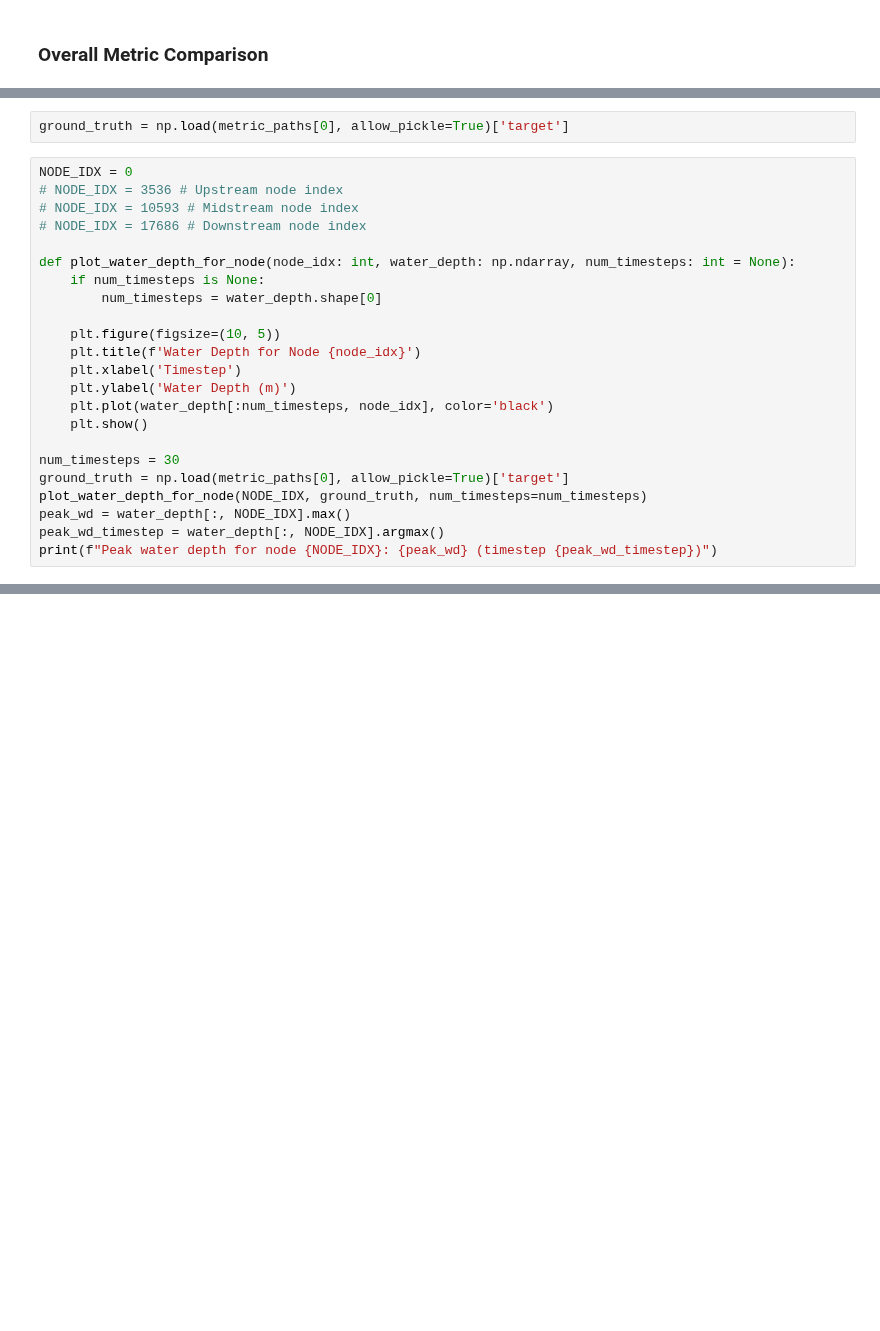
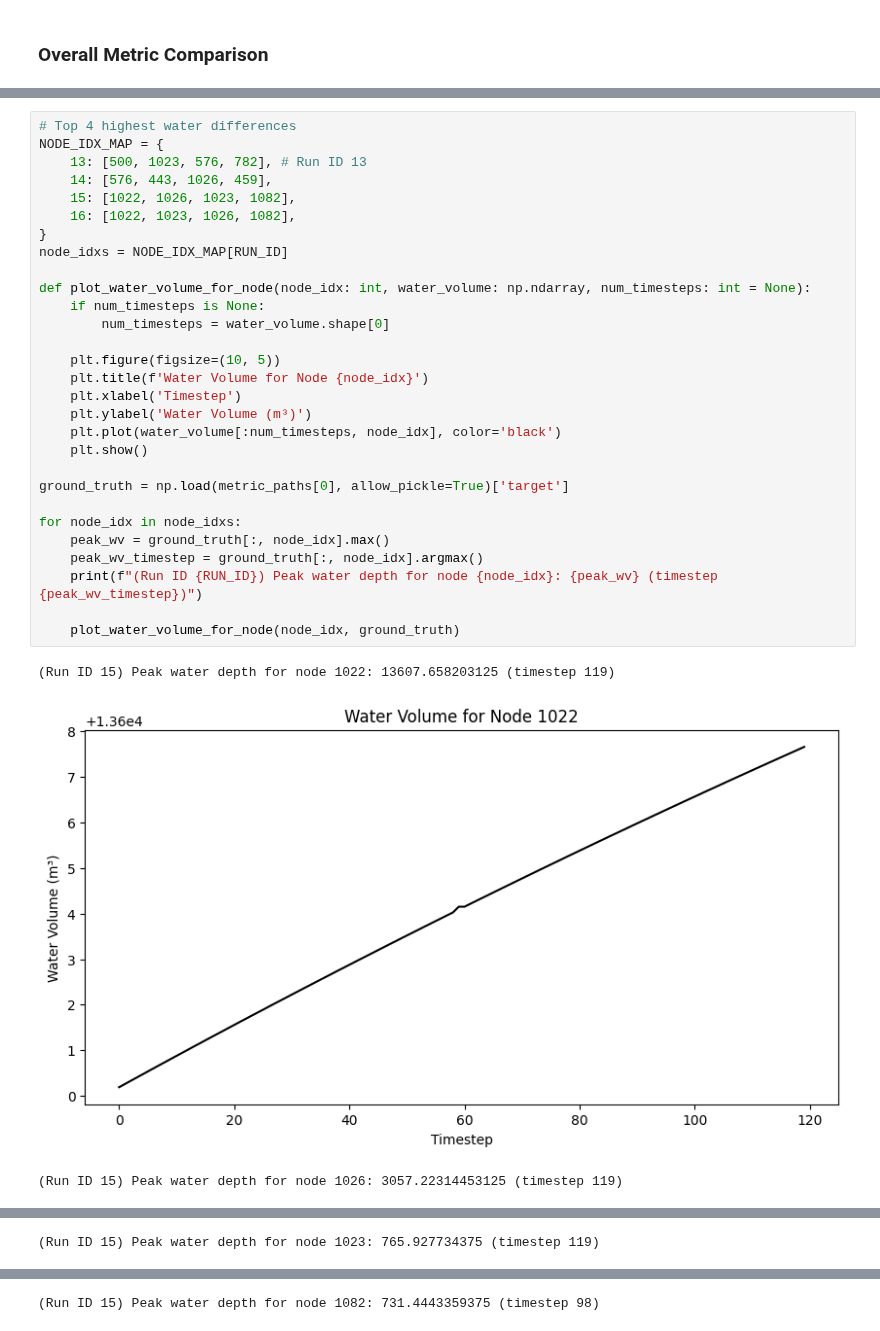
Before and after one commit to acostacos/dual_flood_gnn, a Jupyter notebook: view_results.ipynb, the cells around one changed output, grey strips where cells are left out. Saved outputs shown, nothing was run; the diff lists cells and outputs as text; blank space fills up the shorter version.

```diff
--- a/view_results.ipynb
+++ b/view_results.ipynb
@@ -97,25 +99,33 @@ for metric in metrics:
-# %%
-ground_truth = np.load(metric_paths[0], allow_pickle=True)['target']
 # %%
-NODE_IDX = 0
-# NODE_IDX = 3536 # Upstream node index
-# NODE_IDX = 10593 # Midstream node index
-# NODE_IDX = 17686 # Downstream node index
+# Top 4 highest water differences
+NODE_IDX_MAP = {
+    13: [500, 1023, 576, 782], # Run ID 13
+    14: [576, 443, 1026, 459],
+    15: [1022, 1026, 1023, 1082],
+    16: [1022, 1023, 1026, 1082],
+}
+node_idxs = NODE_IDX_MAP[RUN_ID]
 
-def plot_water_depth_for_node(node_idx: int, water_depth: np.ndarray, num_timesteps: int = None):
+def plot_water_volume_for_node(node_idx: int, water_volume: np.ndarray, num_timesteps: int = None):
     if num_timesteps is None:
-        num_timesteps = water_depth.shape[0]
+        num_timesteps = water_volume.shape[0]
 
     plt.figure(figsize=(10, 5))
-    plt.title(f'Water Depth for Node {node_idx}')
+    plt.title(f'Water Volume for Node {node_idx}')
     plt.xlabel('Timestep')
-    plt.ylabel('Water Depth (m)')
-    plt.plot(water_depth[:num_timesteps, node_idx], color='black')
+    plt.ylabel('Water Volume (m³)')
+    plt.plot(water_volume[:num_timesteps, node_idx], color='black')
     plt.show()
 
-num_timesteps = 30
 ground_truth = np.load(metric_paths[0], allow_pickle=True)['target']
-plot_water_depth_for_node(NODE_IDX, ground_truth, num_timesteps=num_timesteps)
-peak_wd = water_depth[:, NODE_IDX].max()
-peak_wd_timestep = water_depth[:, NODE_IDX].argmax()
-print(f"Peak water depth for node {NODE_IDX}: {peak_wd} (timestep {peak_wd_timestep})")
+
+for node_idx in node_idxs:
+    peak_wv = ground_truth[:, node_idx].max()
+    peak_wv_timestep = ground_truth[:, node_idx].argmax()
+    print(f"(Run ID {RUN_ID}) Peak water depth for node {node_idx}: {peak_wv} (timestep {peak_wv_timestep})")
+
+    plot_water_volume_for_node(node_idx, ground_truth)
+# %% [output]
+(Run ID 15) Peak water depth for node 1022: 13607.658203125 (timestep 119)
+[figure, added]
+(Run ID 15) Peak water depth for node 1026: 3057.22314453125 (timestep 119)
@@ -121,0 +133 @@ print(f"Peak water depth for node {NODE_IDX}: {peak_wd} (timestep {peak_wd_times
+(Run ID 15) Peak water depth for node 1023: 765.927734375 (timestep 119)
@@ -121,0 +135 @@ print(f"Peak water depth for node {NODE_IDX}: {peak_wd} (timestep {peak_wd_times
+(Run ID 15) Peak water depth for node 1082: 731.4443359375 (timestep 98)
```
Also changed, not shown: parts of 6 cells of this notebook, 1 other file.
